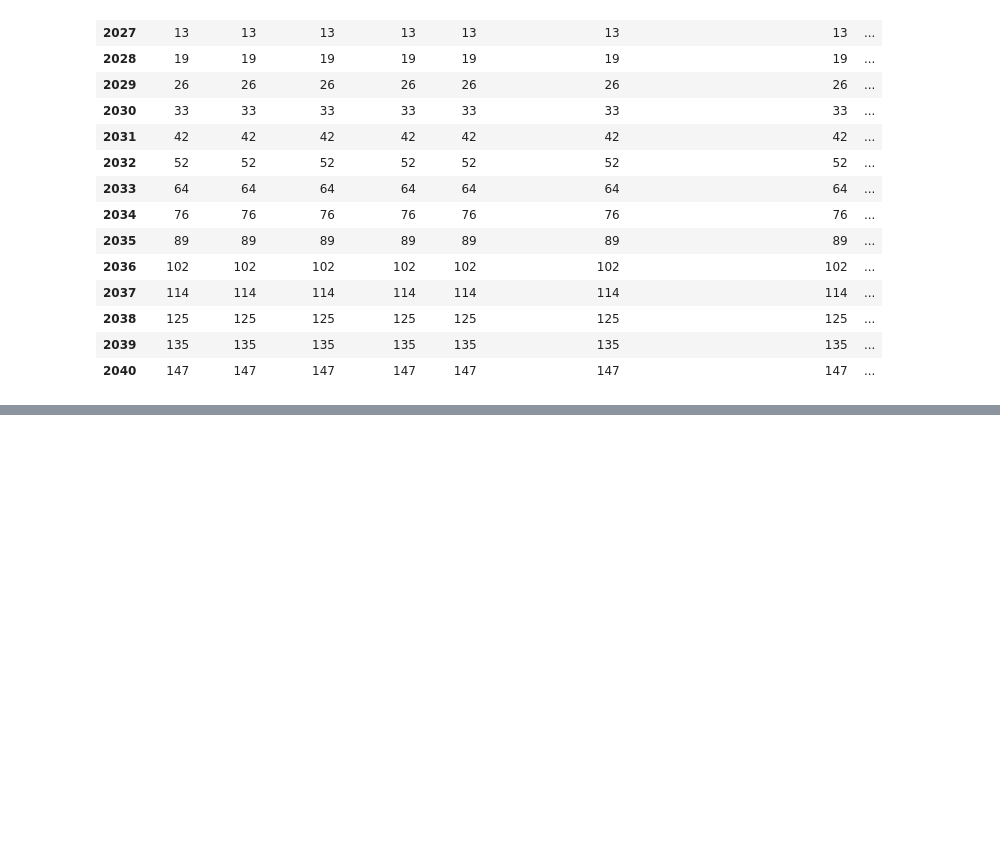
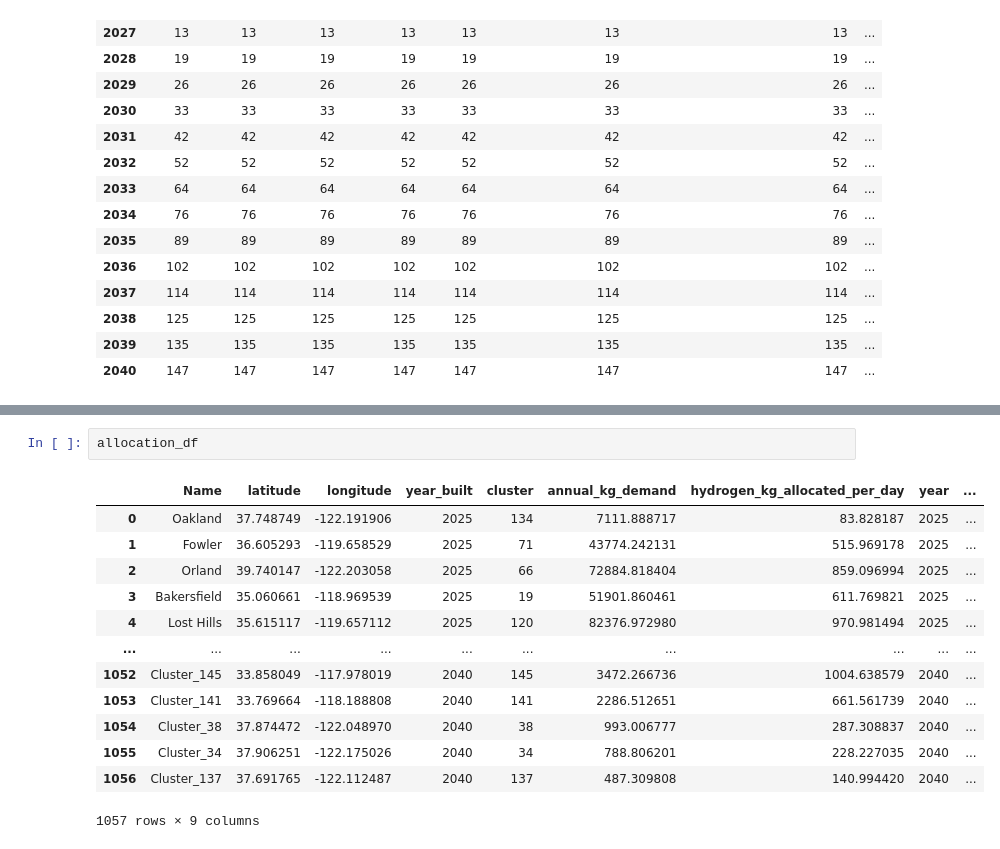
Before and after one commit to jpcadiz/New_SERA_Runs, a Jupyter notebook: Station Clustering_Cadiz_J/SERA_Truck_Station_Madhu.ipynb, the cells around one changed output, grey strips where cells are left out. Saved outputs shown, nothing was run; the diff lists cells and outputs as text; blank space fills up the shorter version.

Commit message:
Updating these files for the clusterdata

```diff
--- a/Station Clustering_Cadiz_J/SERA_Truck_Station_Madhu.ipynb
+++ b/Station Clustering_Cadiz_J/SERA_Truck_Station_Madhu.ipynb
@@ -673,0 +674,16 @@ allocation_df.groupby('year').sum()
+# %%
+allocation_df
+# %% [output]
+|  | Name | latitude | longitude | year_built | cluster | annual_kg_demand | hydrogen_kg_allocated_per_day | year | ... |
+| 0 | Oakland | 37.748749 | -122.191906 | 2025 | 134 | 7111.888717 | 83.828187 | 2025 | ... |
+| 1 | Fowler | 36.605293 | -119.658529 | 2025 | 71 | 43774.242131 | 515.969178 | 2025 | ... |
+| 2 | Orland | 39.740147 | -122.203058 | 2025 | 66 | 72884.818404 | 859.096994 | 2025 | ... |
+| 3 | Bakersfield | 35.060661 | -118.969539 | 2025 | 19 | 51901.860461 | 611.769821 | 2025 | ... |
+| 4 | Lost Hills | 35.615117 | -119.657112 | 2025 | 120 | 82376.972980 | 970.981494 | 2025 | ... |
+| ... | ... | ... | ... | ... | ... | ... | ... | ... | ... |
+| 1052 | Cluster_145 | 33.858049 | -117.978019 | 2040 | 145 | 3472.266736 | 1004.638579 | 2040 | ... |
+| 1053 | Cluster_141 | 33.769664 | -118.188808 | 2040 | 141 | 2286.512651 | 661.561739 | 2040 | ... |
+| 1054 | Cluster_38 | 37.874472 | -122.048970 | 2040 | 38 | 993.006777 | 287.308837 | 2040 | ... |
+| 1055 | Cluster_34 | 37.906251 | -122.175026 | 2040 | 34 | 788.806201 | 228.227035 | 2040 | ... |
+| 1056 | Cluster_137 | 37.691765 | -122.112487 | 2040 | 137 | 487.309808 | 140.994420 | 2040 | ... |
+1057 rows × 9 columns
```
Also changed, not shown: parts of 5 cells of this notebook, 7 other files.
